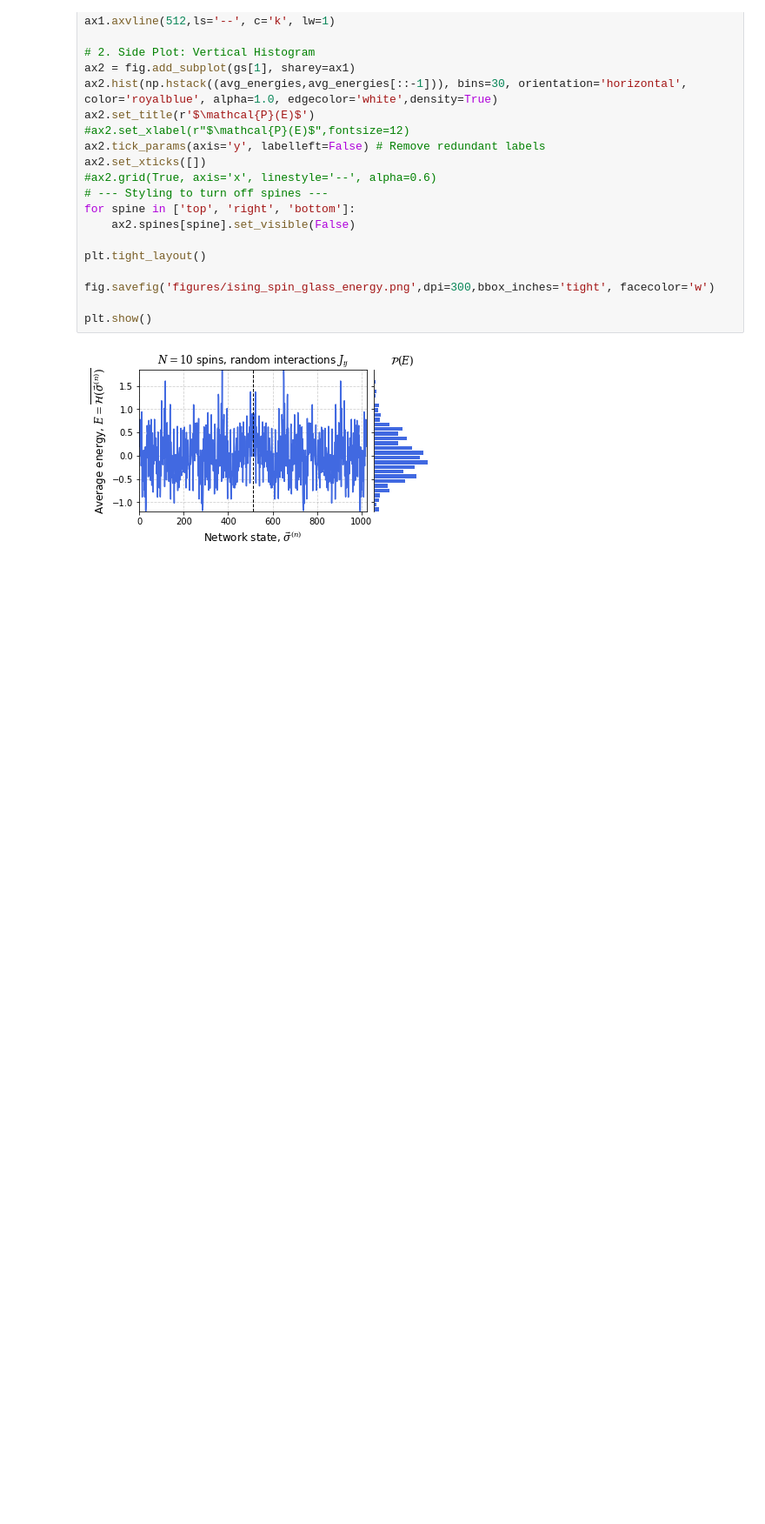
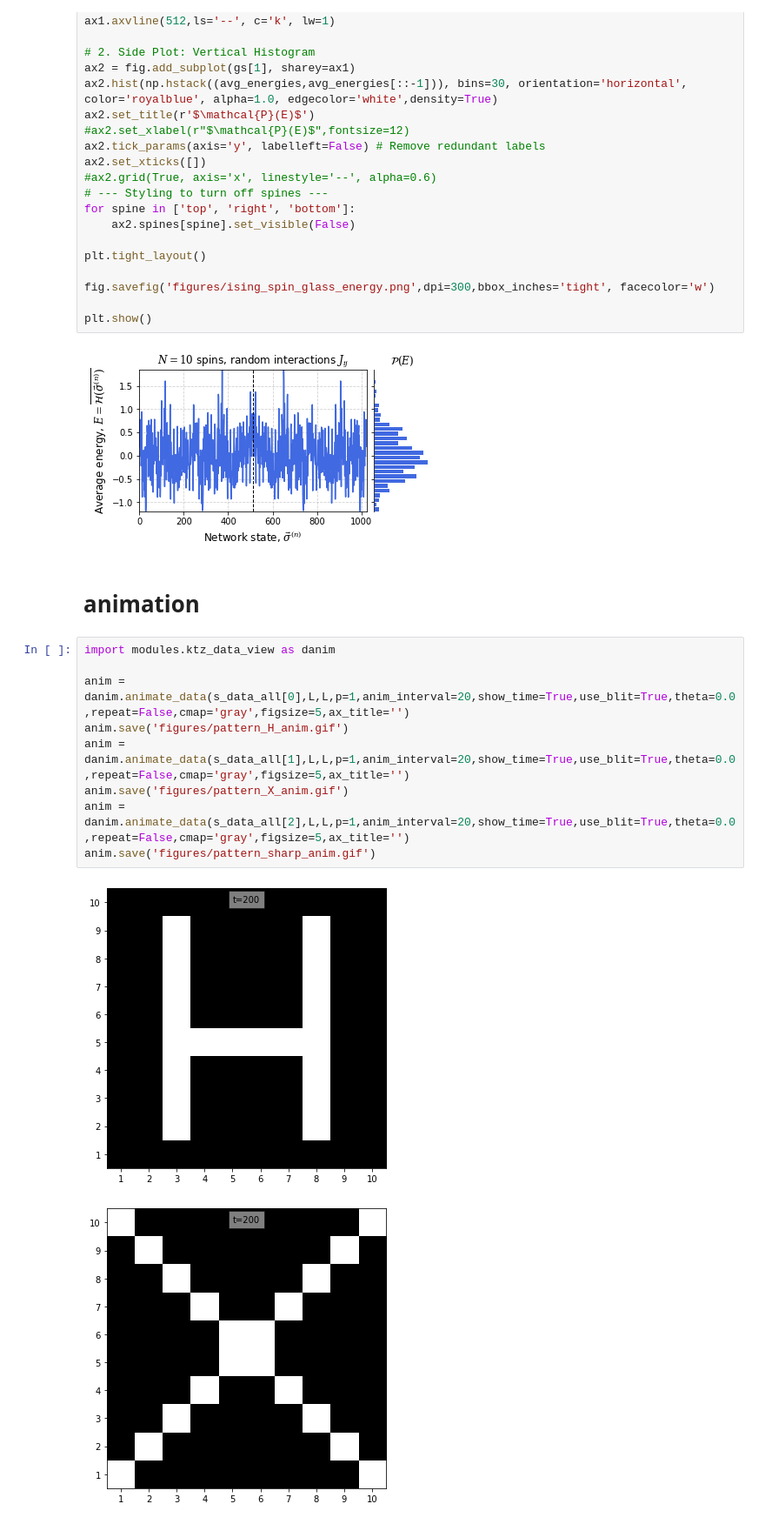
Before and after one commit to neuro-physics/hopfield-neural-network, a Jupyter notebook: hopfield_model.ipynb, the cells around one changed output. Shown at 87% size. Cells and saved outputs as stored; diff of their text form; blank space fills up the shorter version.

Commit message:
adding animation

```diff
--- a/hopfield_model.ipynb
+++ b/hopfield_model.ipynb
@@ -617,3 +670,17 @@ fig.savefig('figures/ising_spin_glass_energy.png',dpi=300,bbox_inches='tight', f
 plt.show()
 # %% [output]
 [figure]
+# %% [markdown]
+# animation
+# %%
+import modules.ktz_data_view as danim
+
+anim = danim.animate_data(s_data_all[0],L,L,p=1,anim_interval=20,show_time=True,use_blit=True,theta=0.0,repeat=False,cmap='gray',figsize=5,ax_title='')
+anim.save('figures/pattern_H_anim.gif')
+anim = danim.animate_data(s_data_all[1],L,L,p=1,anim_interval=20,show_time=True,use_blit=True,theta=0.0,repeat=False,cmap='gray',figsize=5,ax_title='')
+anim.save('figures/pattern_X_anim.gif')
+anim = danim.animate_data(s_data_all[2],L,L,p=1,anim_interval=20,show_time=True,use_blit=True,theta=0.0,repeat=False,cmap='gray',figsize=5,ax_title='')
+anim.save('figures/pattern_sharp_anim.gif')
+# %% [output]
+[figure, added]
+[figure, added]
```
Also changed, not shown: parts of 8 cells of this notebook, 10 other files.
